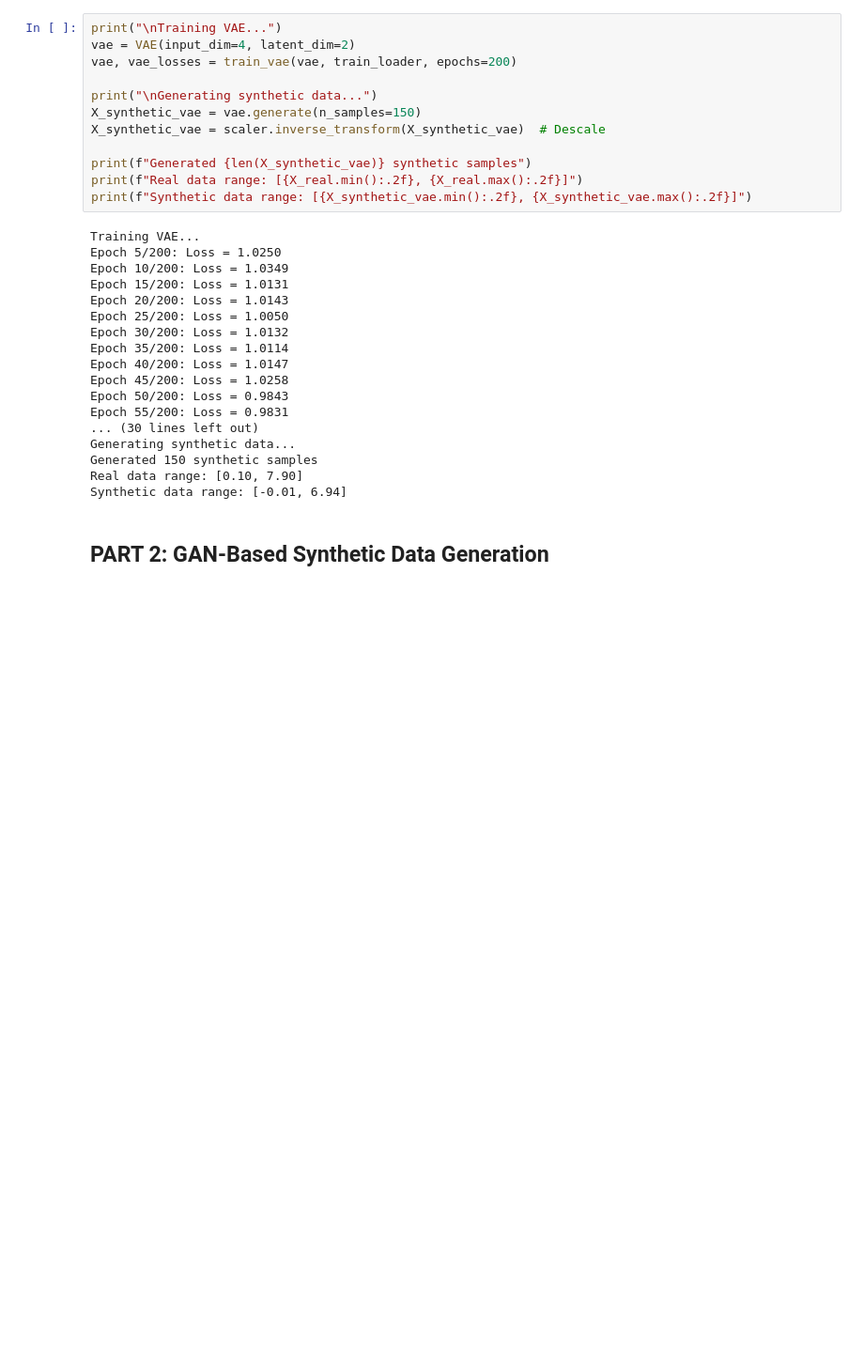
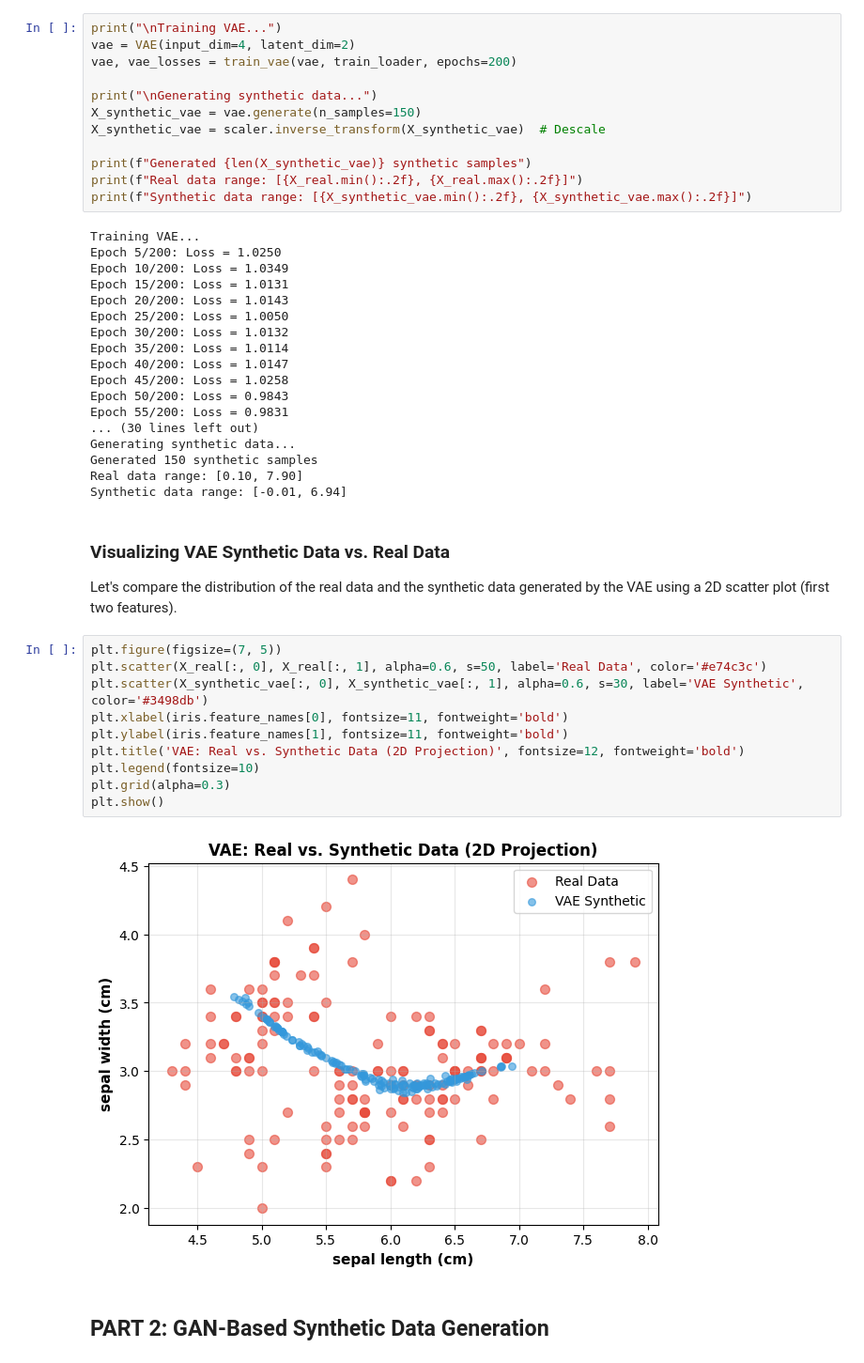
Before and after one commit to ELTE-DSED/Intro-Data-Security, a Jupyter notebook: module_07_synthetic_data_generation/Lab_7a_Tabular_Synthetic_Data_Generation.ipynb, the cells around one changed output. Shown at 94% size. Cells and saved outputs as stored; diff of their text form; blank space fills up the shorter version.

```diff
--- a/module_07_synthetic_data_generation/Lab_7a_Tabular_Synthetic_Data_Generation.ipynb
+++ b/module_07_synthetic_data_generation/Lab_7a_Tabular_Synthetic_Data_Generation.ipynb
@@ -242,6 +242,22 @@ Generating synthetic data...
 Generated 150 synthetic samples
 Real data range: [0.10, 7.90]
 Synthetic data range: [-0.01, 6.94]
+# %% [markdown]
+### Visualizing VAE Synthetic Data vs. Real Data
+
+Let's compare the distribution of the real data and the synthetic data generated by the VAE using a 2D scatter plot (first two features).
+# %%
+plt.figure(figsize=(7, 5))
+plt.scatter(X_real[:, 0], X_real[:, 1], alpha=0.6, s=50, label='Real Data', color='#e74c3c')
+plt.scatter(X_synthetic_vae[:, 0], X_synthetic_vae[:, 1], alpha=0.6, s=30, label='VAE Synthetic', color='#3498db')
+plt.xlabel(iris.feature_names[0], fontsize=11, fontweight='bold')
+plt.ylabel(iris.feature_names[1], fontsize=11, fontweight='bold')
+plt.title('VAE: Real vs. Synthetic Data (2D Projection)', fontsize=12, fontweight='bold')
+plt.legend(fontsize=10)
+plt.grid(alpha=0.3)
+plt.show()
+# %% [output]
+[figure, added]
 # %% [markdown]
 ## PART 2: GAN-Based Synthetic Data Generation
 # %%
```
Also changed, not shown: parts of 8 cells of this notebook.
